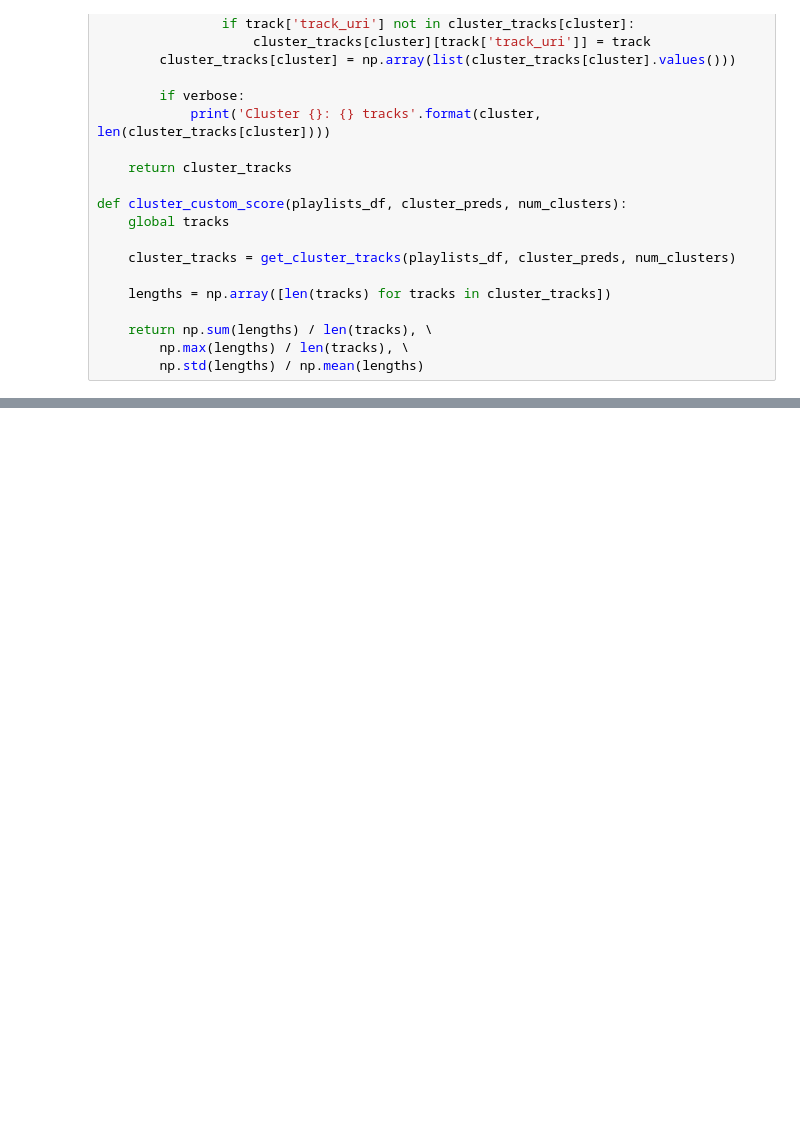
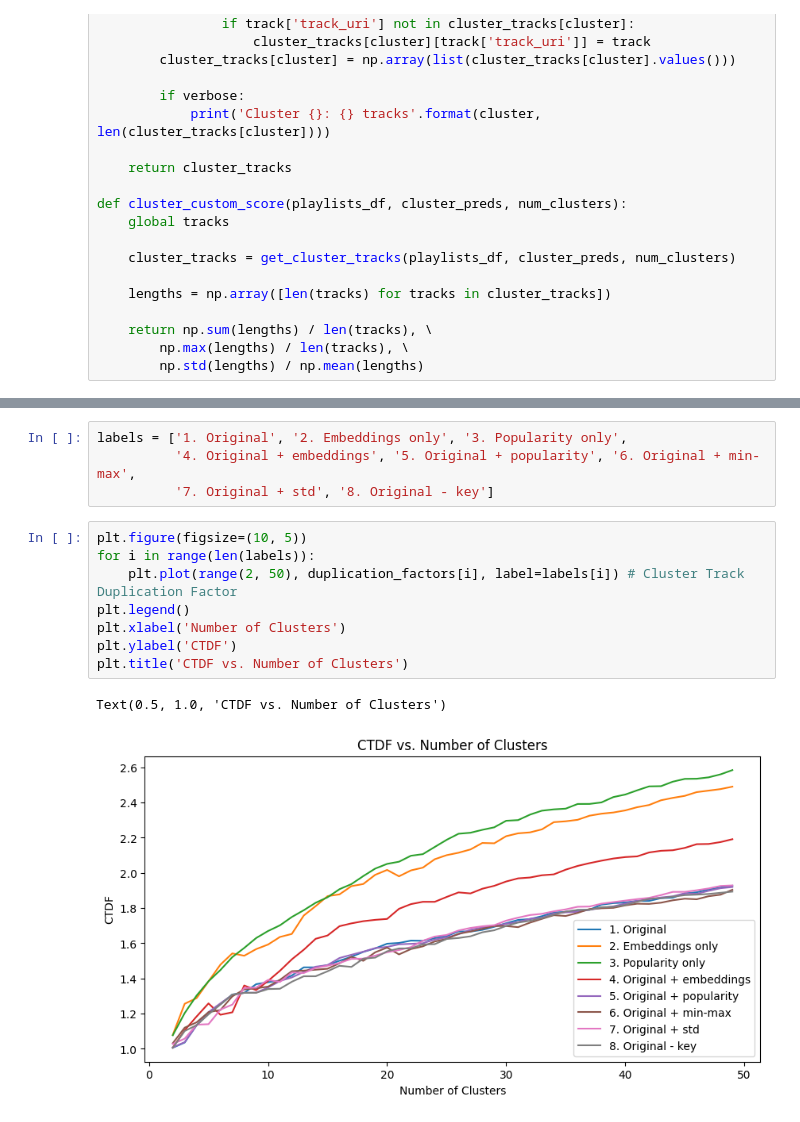
Before and after one commit to calebtham/playlister, a Jupyter notebook: cluster_feature_selection.ipynb, the cells around one changed output, grey strips where cells are left out. Cells and saved outputs as stored; diff of their text form; blank space fills up the shorter version.

```diff
--- a/cluster_feature_selection.ipynb
+++ b/cluster_feature_selection.ipynb
@@ -545,0 +260,15 @@ plt.show()
+# %%
+labels = ['1. Original', '2. Embeddings only', '3. Popularity only',
+          '4. Original + embeddings', '5. Original + popularity', '6. Original + min-max',
+          '7. Original + std', '8. Original - key']
+# %%
+plt.figure(figsize=(10, 5))
+for i in range(len(labels)):
+    plt.plot(range(2, 50), duplication_factors[i], label=labels[i]) # Cluster Track Duplication Factor
+plt.legend()
+plt.xlabel('Number of Clusters')
+plt.ylabel('CTDF')
+plt.title('CTDF vs. Number of Clusters')
+# %% [output]
+Text(0.5, 1.0, 'CTDF vs. Number of Clusters')
+[figure, added]
```
Also changed, not shown: parts of 34 cells of this notebook, 5 other files.
